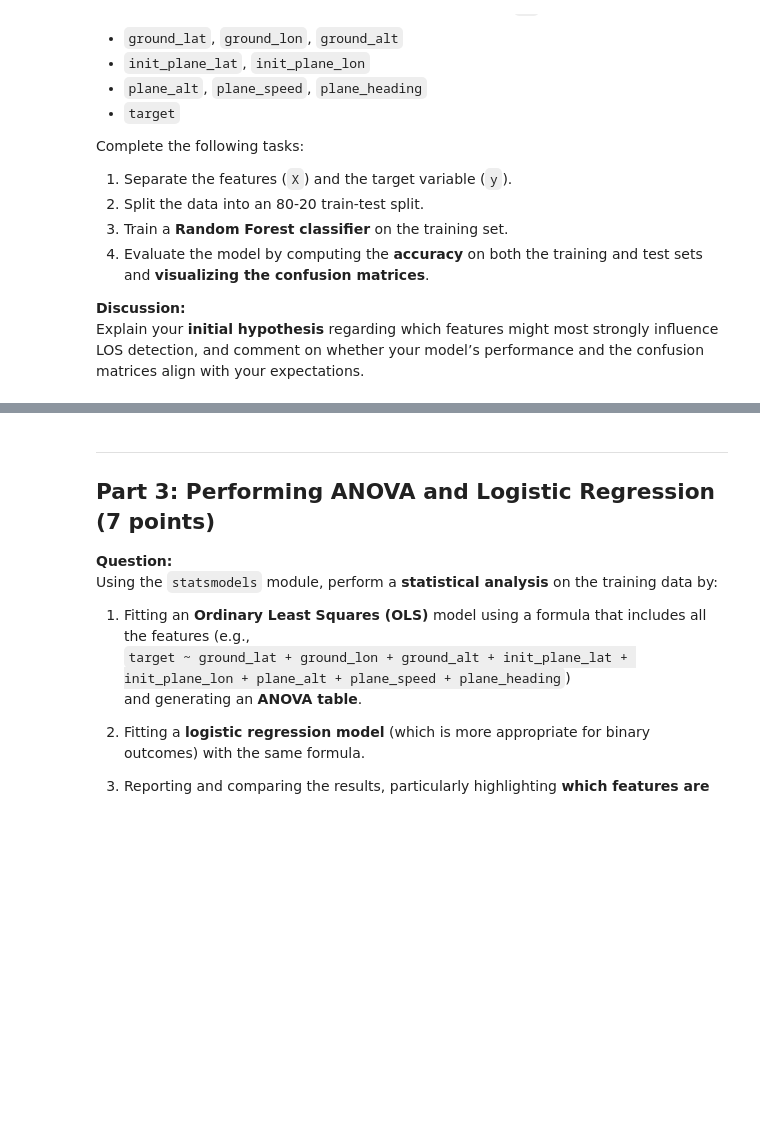
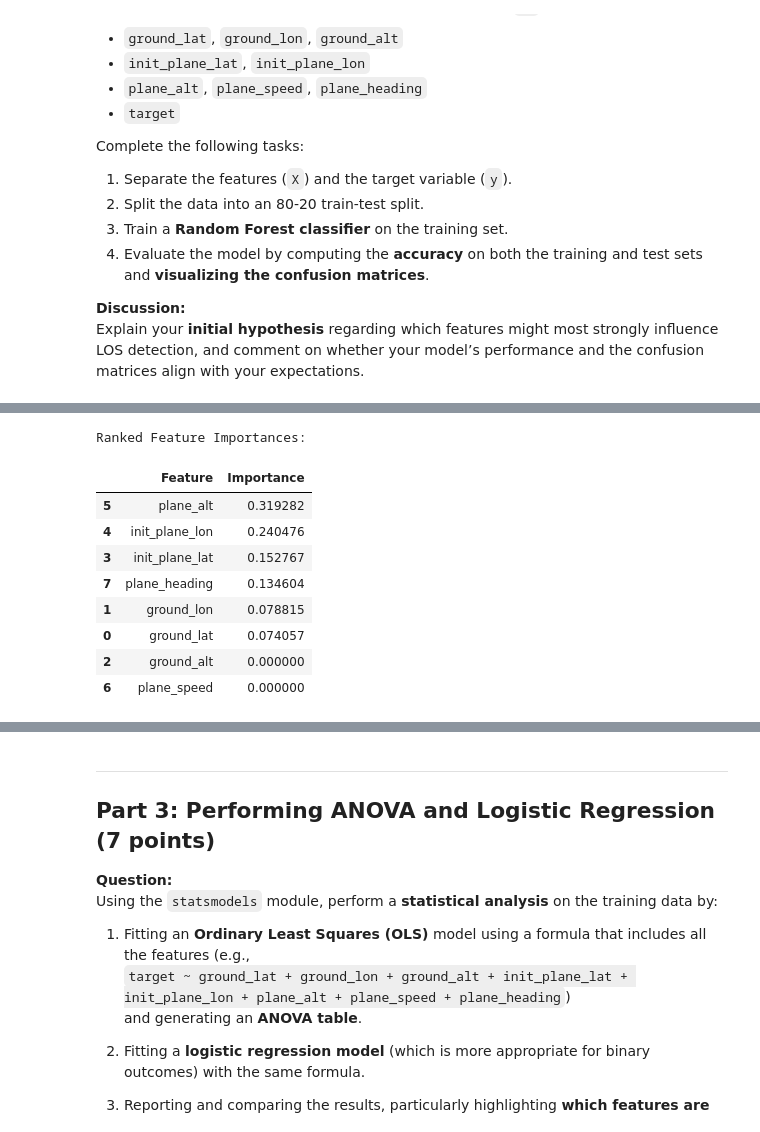
Before and after one commit to slomuscio/EN.685.621.programming_assignment_2, a Jupyter notebook: PA2.ipynb, the cells around one changed output, grey strips where cells are left out. Cells and saved outputs as stored; diff of their text form; code cells hidden in the pictures; blank space fills up the shorter version.

```diff
--- a/PA2.ipynb
+++ b/PA2.ipynb
@@ -594,0 +874,20 @@ Explain your **initial hypothesis** regarding which features might most strongly
+# %%
+importances = rf_model.feature_importances_
+feature_names = X_train.columns
+
+feature_importance_df = pd.DataFrame({'Feature': feature_names, 'Importance': importances})
+sorted_feature_importance = feature_importance_df.sort_values(by='Importance', ascending=False)
+
+print("Ranked Feature Importances:")
+display(sorted_feature_importance)
+# %% [output]
+Ranked Feature Importances:
+|  | Feature | Importance |
+| 5 | plane_alt | 0.319282 |
+| 4 | init_plane_lon | 0.240476 |
+| 3 | init_plane_lat | 0.152767 |
+| 7 | plane_heading | 0.134604 |
+| 1 | ground_lon | 0.078815 |
+| 0 | ground_lat | 0.074057 |
+| 2 | ground_alt | 0.000000 |
+| 6 | plane_speed | 0.000000 |
```
Also changed, not shown: parts of 9 cells of this notebook.
